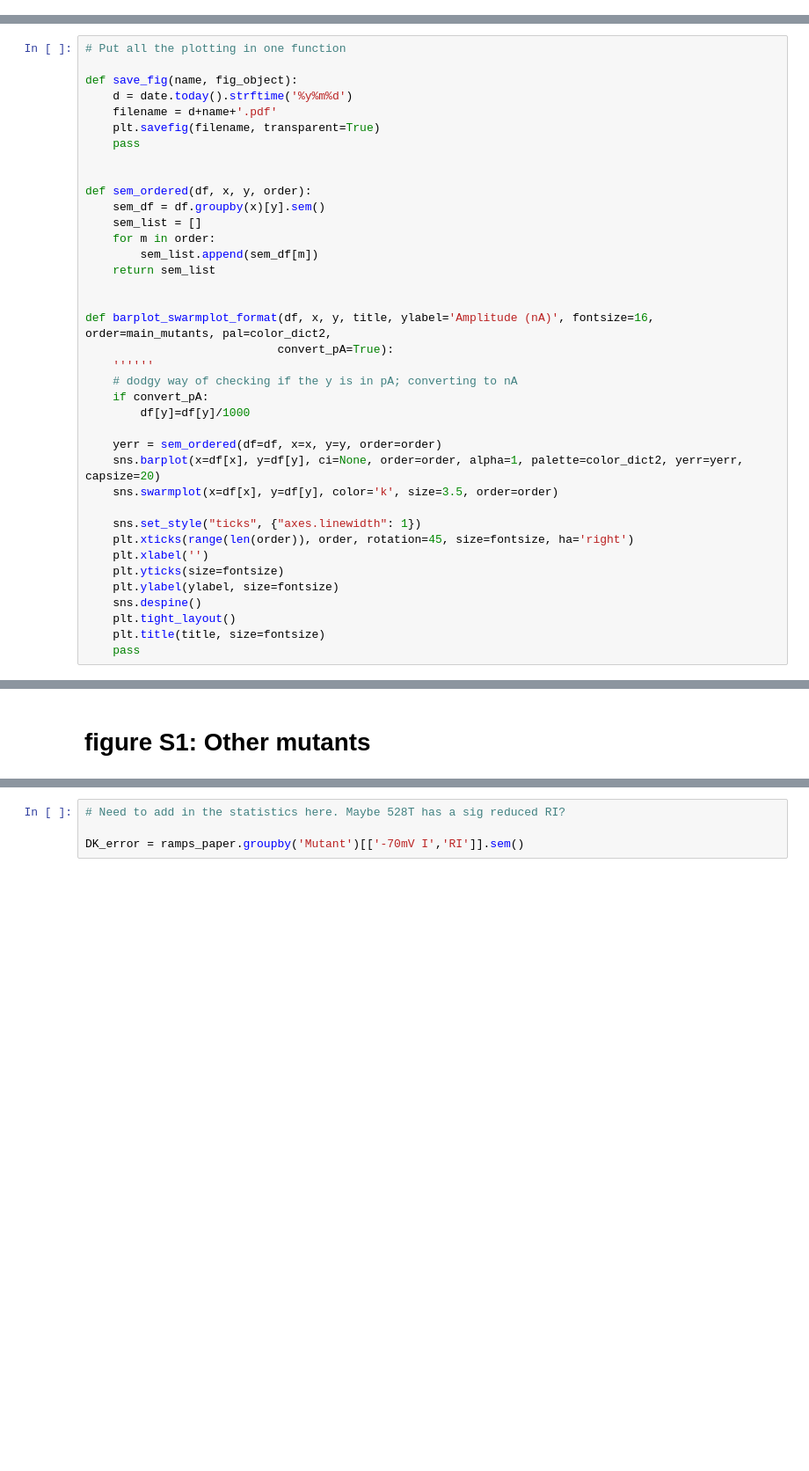
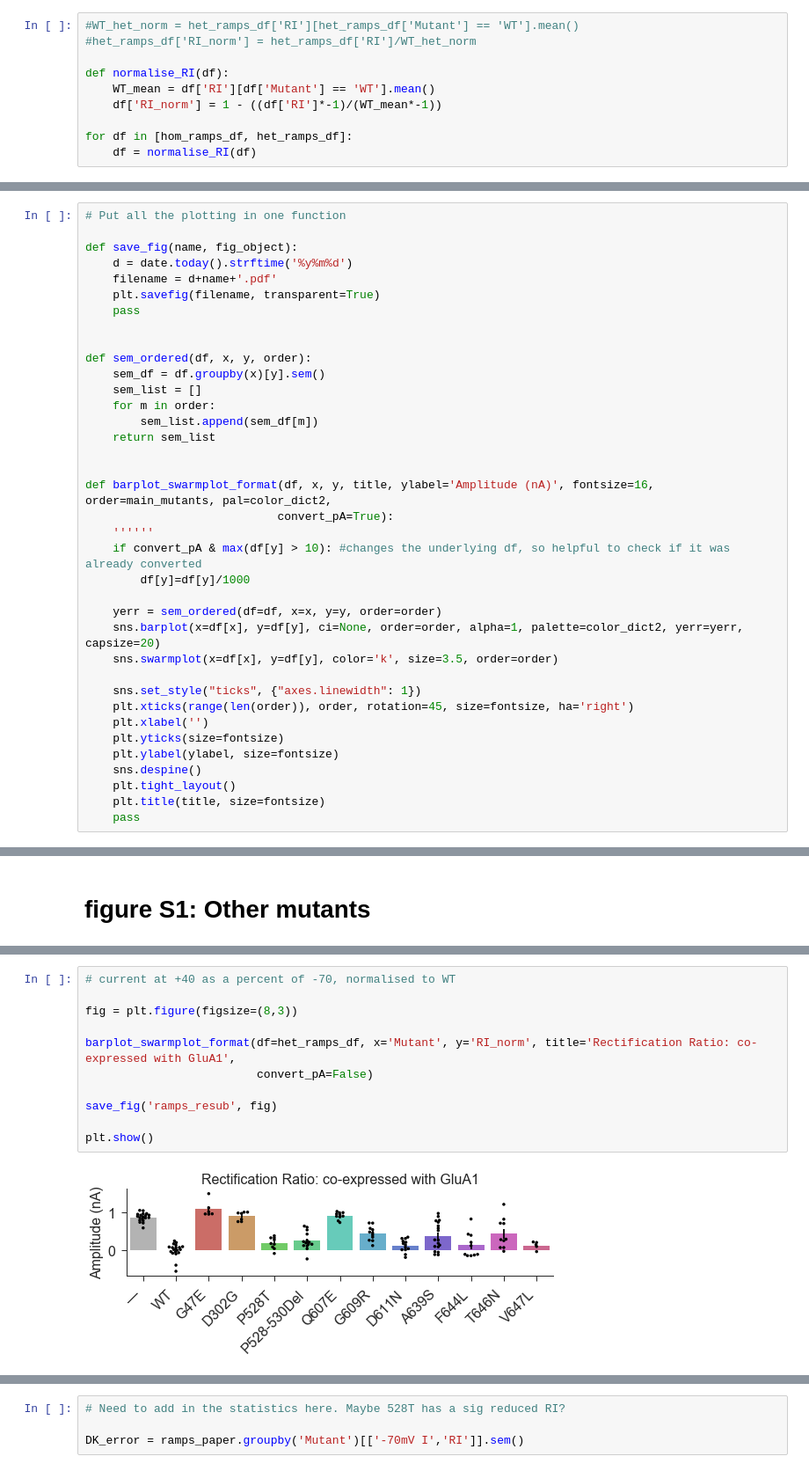
Before and after one commit to KullmannLab/AMPA_Synaptopathies, a Jupyter notebook: GluA2_graphs_March_Resub.ipynb, the cells around one changed output, grey strips where cells are left out. Shown: that part at 88% size. Drawn from its saved outputs; the diff is of its cells as text; blank space fills up the shorter version.

```diff
--- a/GluA2_graphs_March_Resub.ipynb
+++ b/GluA2_graphs_March_Resub.ipynb
@@ -38,3 +33,13 @@ Index(['Date', 'Mutant', 'Record', 'KA Holding current', 'KA Amplitude',
+# %%
+#WT_het_norm = het_ramps_df['RI'][het_ramps_df['Mutant'] == 'WT'].mean()
+#het_ramps_df['RI_norm'] = het_ramps_df['RI']/WT_het_norm
+
+def normalise_RI(df):
+    WT_mean = df['RI'][df['Mutant'] == 'WT'].mean()
+    df['RI_norm'] = 1 - ((df['RI']*-1)/(WT_mean*-1))
+
+for df in [hom_ramps_df, het_ramps_df]:
+    df = normalise_RI(df)
 # %% [markdown]
 # Export files (wide data for stats in Prism)
 # %%
@@ -142,8 +165,7 @@ def sem_ordered(df, x, y, order):
 def barplot_swarmplot_format(df, x, y, title, ylabel='Amplitude (nA)', fontsize=16, order=main_mutants, pal=color_dict2,
                             convert_pA=True):
     ''''''
-    # dodgy way of checking if the y is in pA; converting to nA
-    if convert_pA:
+    if convert_pA & max(df[y] > 10): #changes the underlying df, so helpful to check if it was already converted
         df[y]=df[y]/1000
 
     yerr = sem_ordered(df=df, x=x, y=y, order=order)
@@ -314 +225,14 @@ swarmplot_format(ylabel='Holding current (nA)', fontsize=16, )
+# %%
+# current at +40 as a percent of -70, normalised to WT
+
+fig = plt.figure(figsize=(8,3))
+
+barplot_swarmplot_format(df=het_ramps_df, x='Mutant', y='RI_norm', title='Rectification Ratio: co-expressed with GluA1',
+                         convert_pA=False)
+
+save_fig('ramps_resub', fig)
+
+plt.show()
+# %% [output]
+[figure, added]
 # %% [markdown]
```
Also changed, not shown: parts of 26 cells of this notebook, 1 other file.
